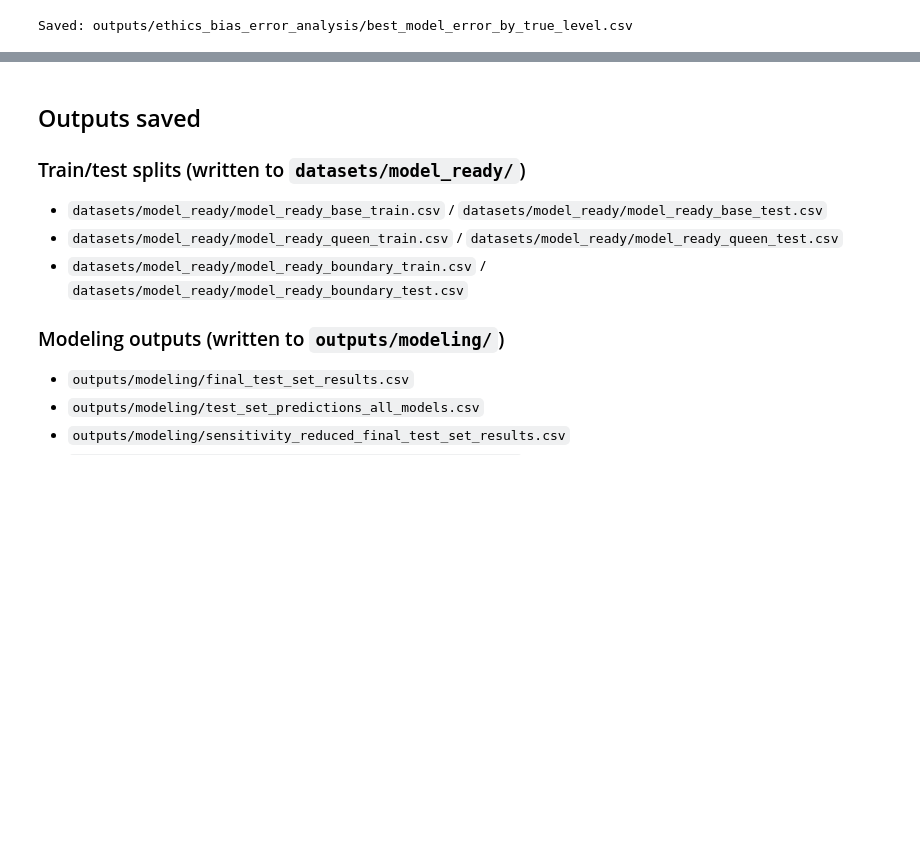
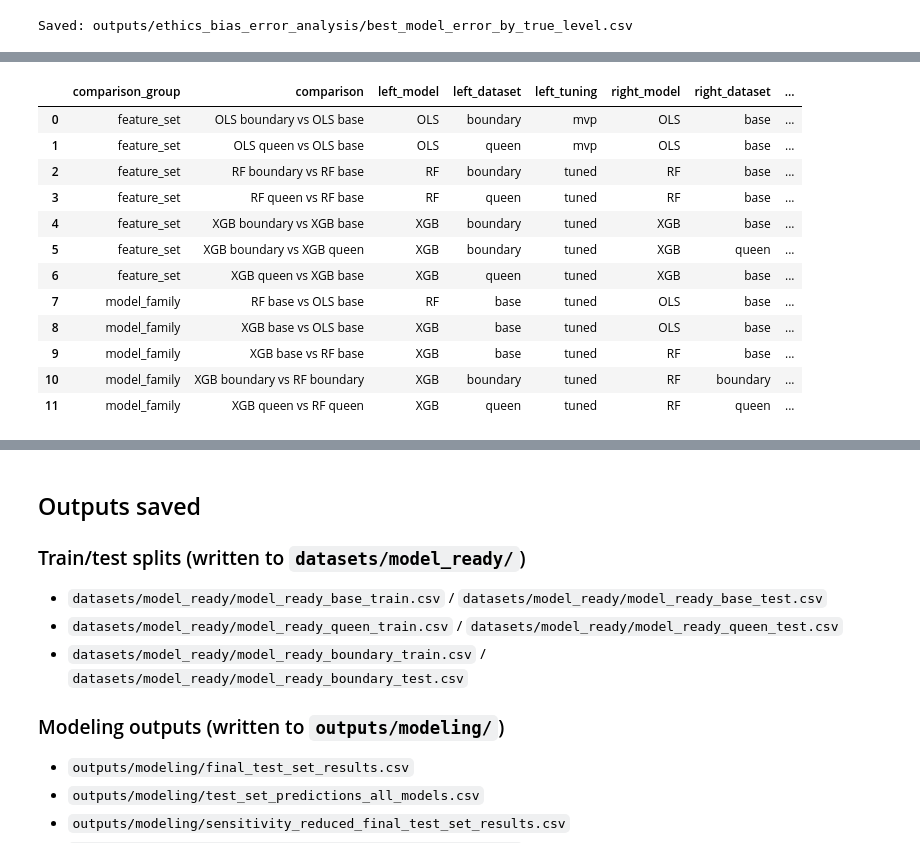
Before and after one commit to aukehilbrands/thesis, a Jupyter notebook: 3_modeling_and_analysis.ipynb, the cells around one changed output, grey strips where cells are left out. Cells and saved outputs as stored; diff of their text form; code cells hidden in the pictures; blank space fills up the shorter version.

```diff
--- a/3_modeling_and_analysis.ipynb
+++ b/3_modeling_and_analysis.ipynb
@@ -1759,0 +2069,82 @@ Saved: outputs/ethics_bias_error_analysis/best_model_error_by_true_level.csv
+# %%
+stat_rows = []
+
+for comp in comparisons:
+    left = comp["left"]
+    right = comp["right"]
+
+    try:
+        boot = cluster_bootstrap_rmse_diff(
+            preds_stat,
+            left=left,
+            right=right,
+            n_boot=5000,
+            random_state=RANDOM_STATE,
+        )
+
+        perm = cluster_permutation_rmse_diff(
+            preds_stat,
+            left=left,
+            right=right,
+            n_perm=5000,
+            random_state=RANDOM_STATE,
+        )
+
+        row = {
+            "comparison_group": comp["comparison_group"],
+            "comparison": comp["label"],
+            "left_model": left[0],
+            "left_dataset": left[1],
+            "left_tuning": left[2],
+            "right_model": right[0],
+            "right_dataset": right[1],
+            "right_tuning": right[2],
+        }
+        row.update(boot)
+        row.update(perm)
+
+        stat_rows.append(row)
+
+    except Exception as e:
+        print(f"Skipped {comp['label']}: {e}")
+
+stat_comparison_df = pd.DataFrame(stat_rows)
+
+if len(stat_comparison_df) > 0:
+    stat_comparison_df["holm_p_value"] = holm_adjust(stat_comparison_df["permutation_p_value"].values)
+
+    stat_comparison_df["ci_includes_zero"] = (
+        (stat_comparison_df["ci95_low"] <= 0)
+        & (stat_comparison_df["ci95_high"] >= 0)
+    )
+
+    stat_comparison_df["statistically_supported_0_05"] = (
+        (stat_comparison_df["holm_p_value"] < 0.05)
+        & (~stat_comparison_df["ci_includes_zero"])
+    )
+
+    stat_comparison_df = stat_comparison_df.sort_values(
+        ["comparison_group", "comparison"]
+    ).reset_index(drop=True)
+
+    display(stat_comparison_df.round(5))
+
+    stat_out = MODEL_OUT_DIR / "heldout_test_cluster_statistical_comparisons.csv"
+    stat_comparison_df.to_csv(stat_out, index=False)
+    print("Saved:", stat_out)
+else:
+    print("No statistical comparisons were computed.")
+# %% [output]
+|  | comparison_group | comparison | left_model | left_dataset | left_tuning | right_model | right_dataset | ... |
+| 0 | feature_set | OLS boundary vs OLS base | OLS | boundary | mvp | OLS | base | ... |
+| 1 | feature_set | OLS queen vs OLS base | OLS | queen | mvp | OLS | base | ... |
+| 2 | feature_set | RF boundary vs RF base | RF | boundary | tuned | RF | base | ... |
+| 3 | feature_set | RF queen vs RF base | RF | queen | tuned | RF | base | ... |
+| 4 | feature_set | XGB boundary vs XGB base | XGB | boundary | tuned | XGB | base | ... |
+| 5 | feature_set | XGB boundary vs XGB queen | XGB | boundary | tuned | XGB | queen | ... |
+| 6 | feature_set | XGB queen vs XGB base | XGB | queen | tuned | XGB | base | ... |
+| 7 | model_family | RF base vs OLS base | RF | base | tuned | OLS | base | ... |
+| 8 | model_family | XGB base vs OLS base | XGB | base | tuned | OLS | base | ... |
+| 9 | model_family | XGB base vs RF base | XGB | base | tuned | RF | base | ... |
+| 10 | model_family | XGB boundary vs RF boundary | XGB | boundary | tuned | RF | boundary | ... |
+| 11 | model_family | XGB queen vs RF queen | XGB | queen | tuned | RF | queen | ... |
```
Also changed, not shown: parts of 14 cells of this notebook, 10 other files.
